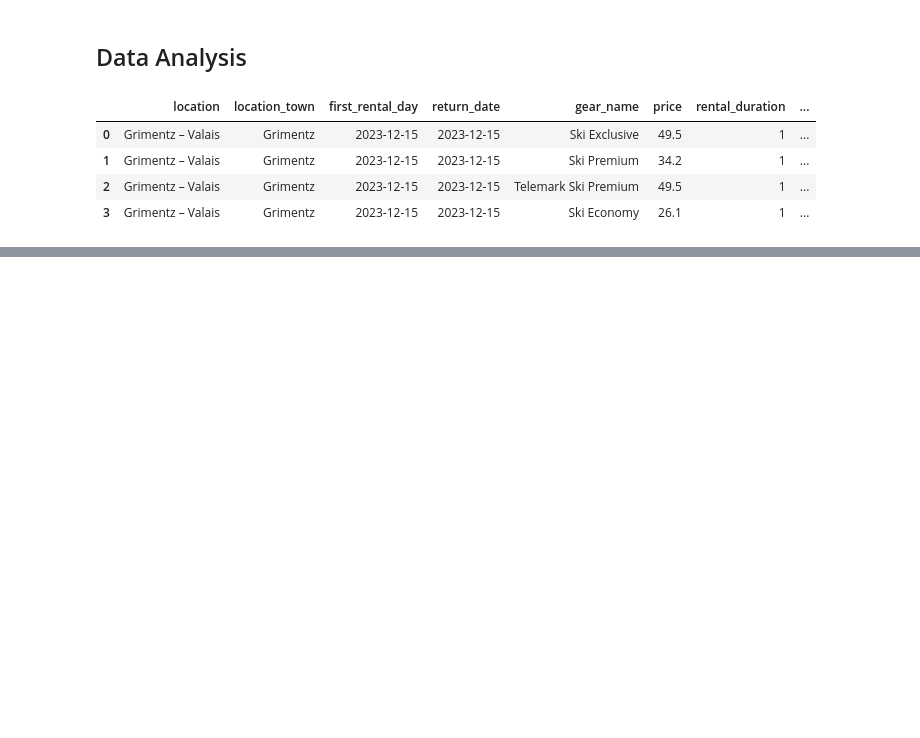
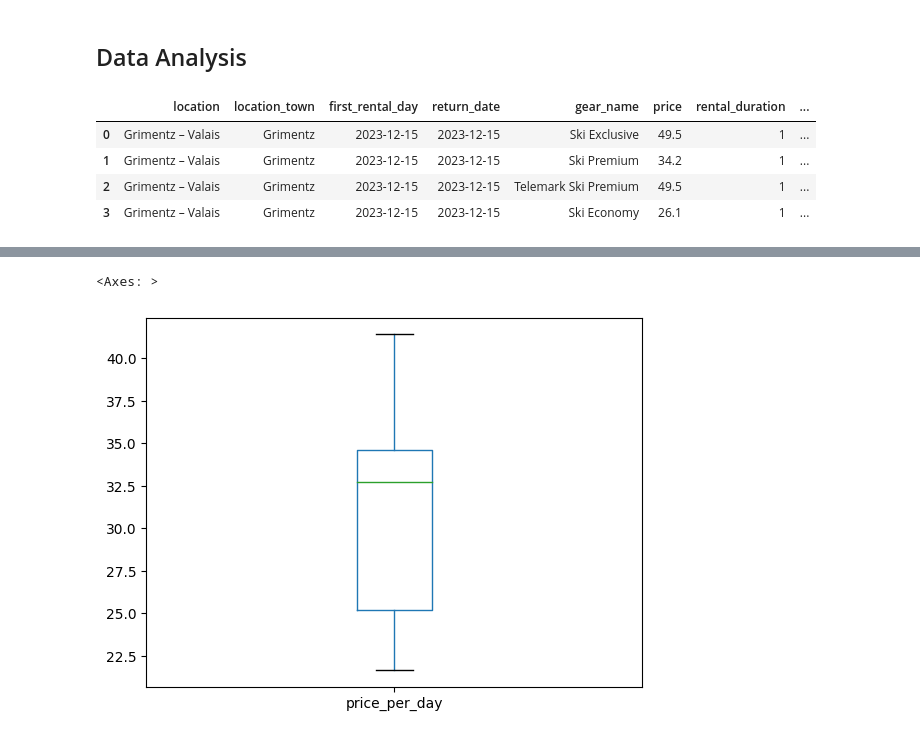
Before and after one commit to fburnelli/cip23_group13, a Jupyter notebook: Burnelli_Filippo_studentB/Code/analyse_gears.ipynb, the cells around one changed output, grey strips where cells are left out. Saved outputs shown, nothing was run; the diff lists cells and outputs as text; code cells hidden in the pictures; blank space fills up the shorter version.

```diff
--- a/Burnelli_Filippo_studentB/Code/analyse_gears.ipynb
+++ b/Burnelli_Filippo_studentB/Code/analyse_gears.ipynb
@@ -37,0 +28,8 @@ Name: 5, dtype: object
+# %%
+product = "ski economy"
+df_selection = df[['location_town', 'price_per_day']][df['gear_name'].str.lower() == product]
+df_prices = df_selection.groupby('location_town')['price_per_day'].mean().reset_index()
+df_prices.boxplot(column='price_per_day', grid=False)
+# %% [output]
+<Axes: >
+[figure, added]
```
Also changed, not shown: parts of 8 cells of this notebook.
